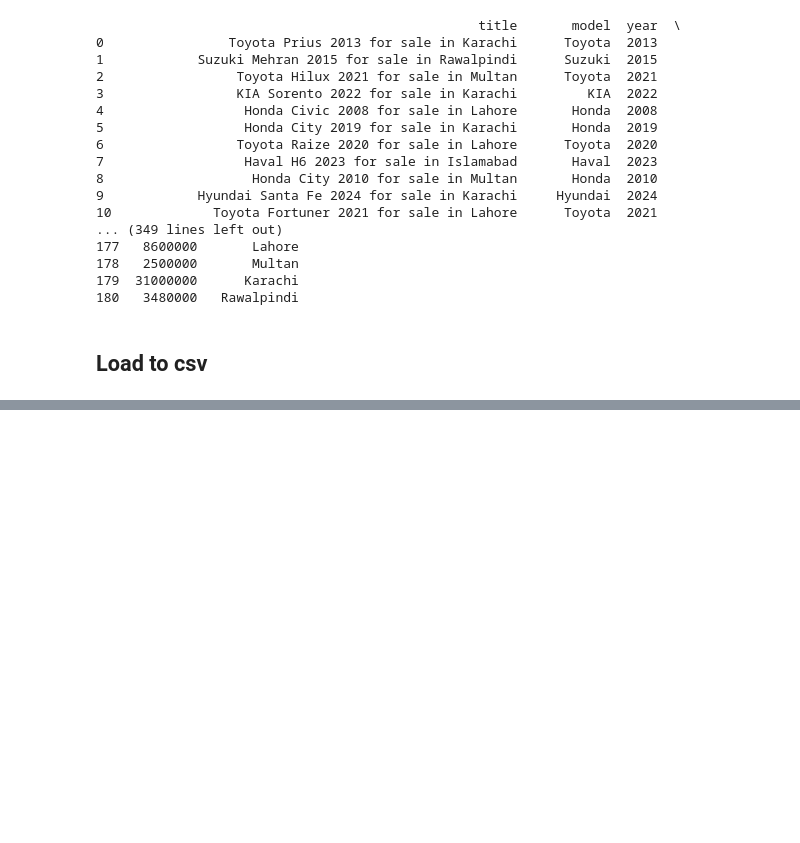
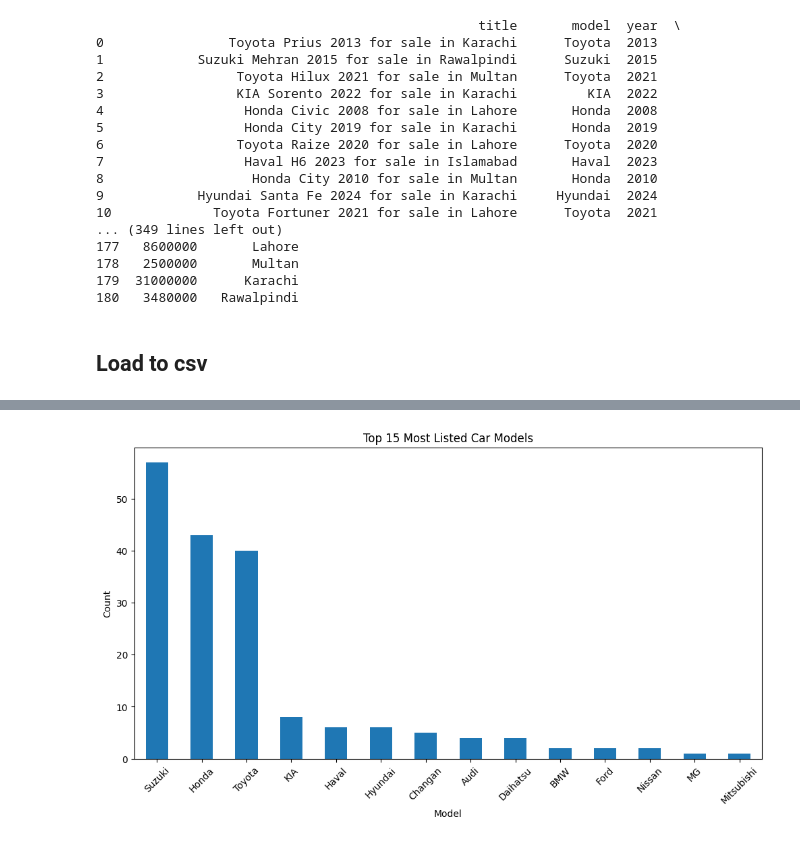
Before and after one commit to ZohaibHassan92314/used-cars-analysis, a Jupyter notebook: test.ipynb, the cells around one changed output, grey strips where cells are left out. Saved outputs shown, nothing was run; the diff lists cells and outputs as text; code cells hidden in the pictures; blank space fills up the shorter version.

```diff
--- a/test.ipynb
+++ b/test.ipynb
@@ -193,0 +308,10 @@ print(tabulate(df, headers='keys', tablefmt='grid'))
+# %%
+plt.figure(figsize=(12,6))
+df["model"].value_counts().head(15).plot(kind="bar")
+plt.title("Top 15 Most Listed Car Models")
+plt.xlabel("Model")
+plt.ylabel("Count")
+plt.xticks(rotation=45)
+plt.show()
+# %% [output]
+[figure, added]
```
Also changed, not shown: parts of 27 cells of this notebook, 2 other files.
